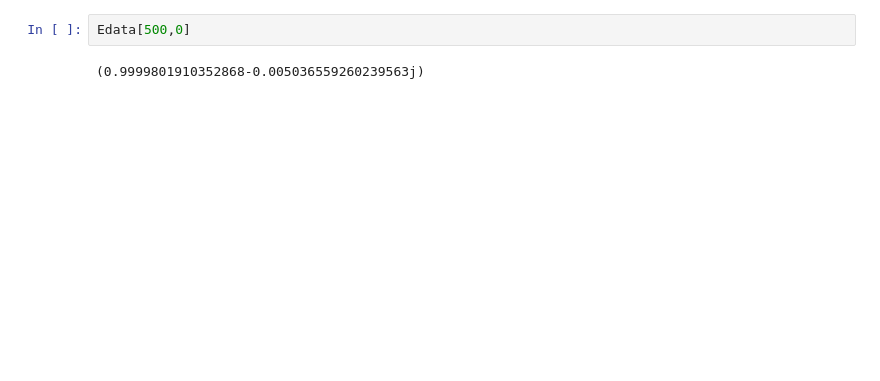
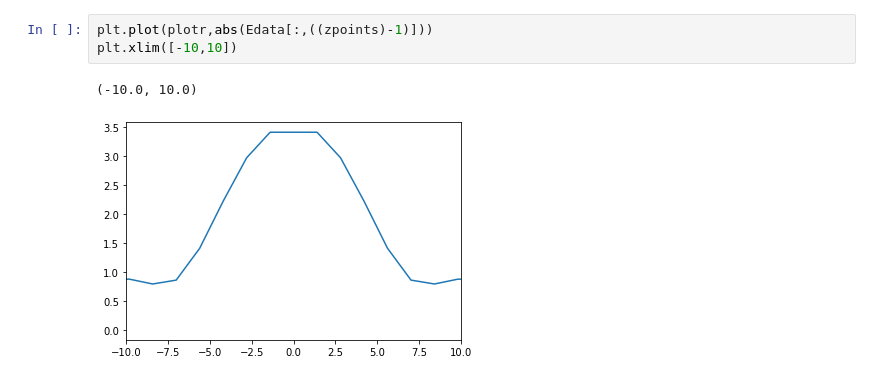
Before and after one commit to jawwrg/Cleveden, a Jupyter notebook: findthedifferenece_Gaussian_Beam _propagation.ipynb, the cells around one changed output. Cells and saved outputs as stored; diff of their text form; blank space fills up the shorter version.

```diff
--- a/findthedifferenece_Gaussian_Beam _propagation.ipynb
+++ b/findthedifferenece_Gaussian_Beam _propagation.ipynb
@@ -61,4 +77,6 @@ plt.pcolormesh(z,r,abs(Edata))
-# %%
-Edata[500,0]
-# %% [output]
-(0.9999801910352868-0.005036559260239563j)
+# %%
+plt.plot(plotr,abs(Edata[:,((zpoints)-1)]))
+plt.xlim([-10,10])
+# %% [output]
+(-10.0, 10.0)
+[figure, added]
```
Also changed, not shown: parts of 15 cells of this notebook.
